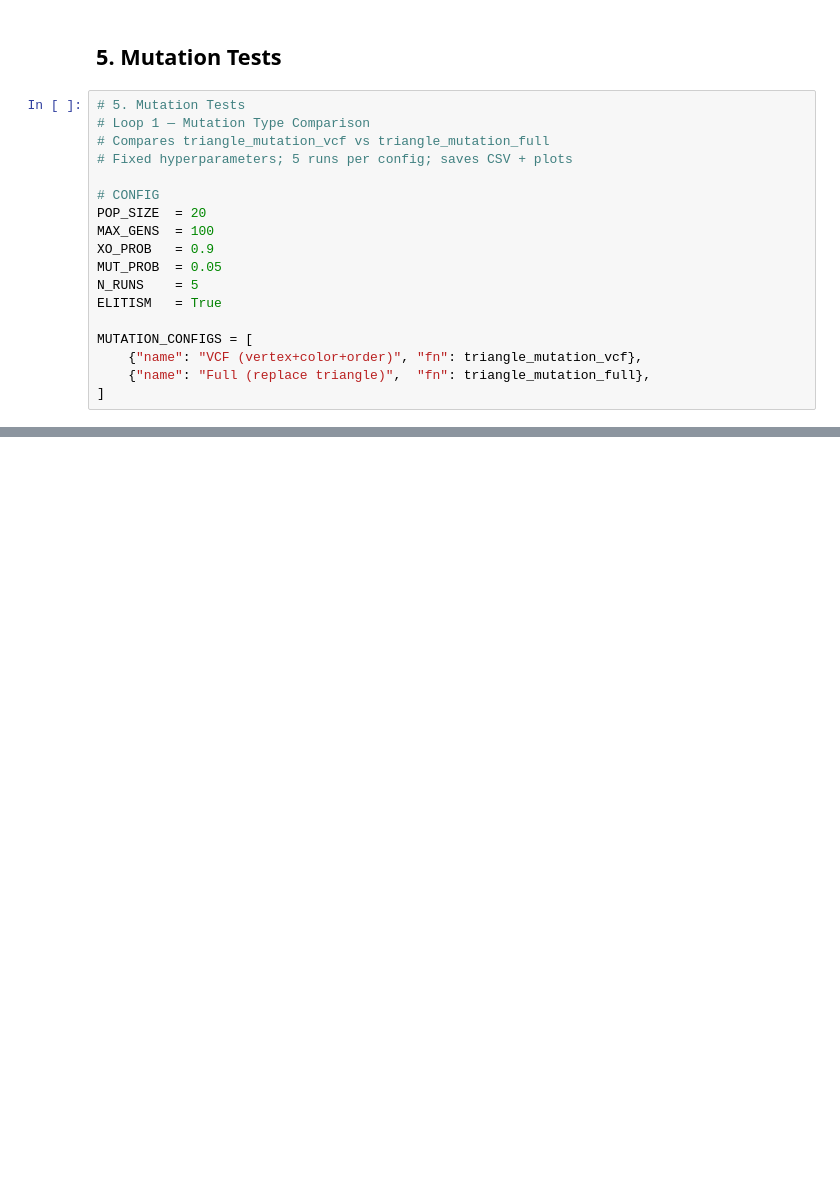
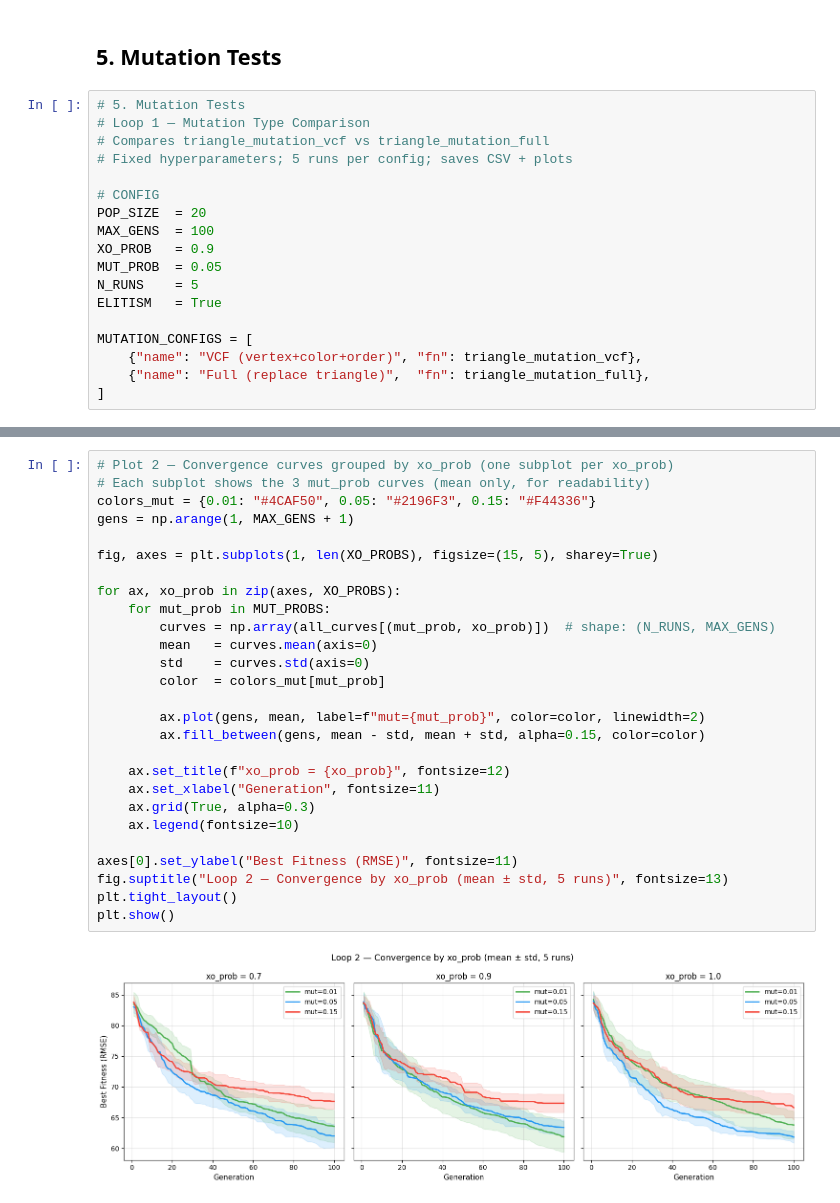
Before and after one commit to barbara-sousa-franco/cifo_project, a Jupyter notebook: main.ipynb, the cells around one changed output, grey strips where cells are left out. Cells and saved outputs as stored; diff of their text form; blank space fills up the shorter version.

```diff
--- a/main.ipynb
+++ b/main.ipynb
@@ -244,0 +383,29 @@ plt.show()
+# %%
+# Plot 2 — Convergence curves grouped by xo_prob (one subplot per xo_prob)
+# Each subplot shows the 3 mut_prob curves (mean only, for readability)
+colors_mut = {0.01: "#4CAF50", 0.05: "#2196F3", 0.15: "#F44336"}
+gens = np.arange(1, MAX_GENS + 1)
+
+fig, axes = plt.subplots(1, len(XO_PROBS), figsize=(15, 5), sharey=True)
+
+for ax, xo_prob in zip(axes, XO_PROBS):
+    for mut_prob in MUT_PROBS:
+        curves = np.array(all_curves[(mut_prob, xo_prob)])  # shape: (N_RUNS, MAX_GENS)
+        mean   = curves.mean(axis=0)
+        std    = curves.std(axis=0)
+        color  = colors_mut[mut_prob]
+
+        ax.plot(gens, mean, label=f"mut={mut_prob}", color=color, linewidth=2)
+        ax.fill_between(gens, mean - std, mean + std, alpha=0.15, color=color)
+
+    ax.set_title(f"xo_prob = {xo_prob}", fontsize=12)
+    ax.set_xlabel("Generation", fontsize=11)
+    ax.grid(True, alpha=0.3)
+    ax.legend(fontsize=10)
+
+axes[0].set_ylabel("Best Fitness (RMSE)", fontsize=11)
+fig.suptitle("Loop 2 — Convergence by xo_prob (mean ± std, 5 runs)", fontsize=13)
+plt.tight_layout()
+plt.show()
+# %% [output]
+[figure, added]
```
Also changed, not shown: parts of 11 cells of this notebook.
